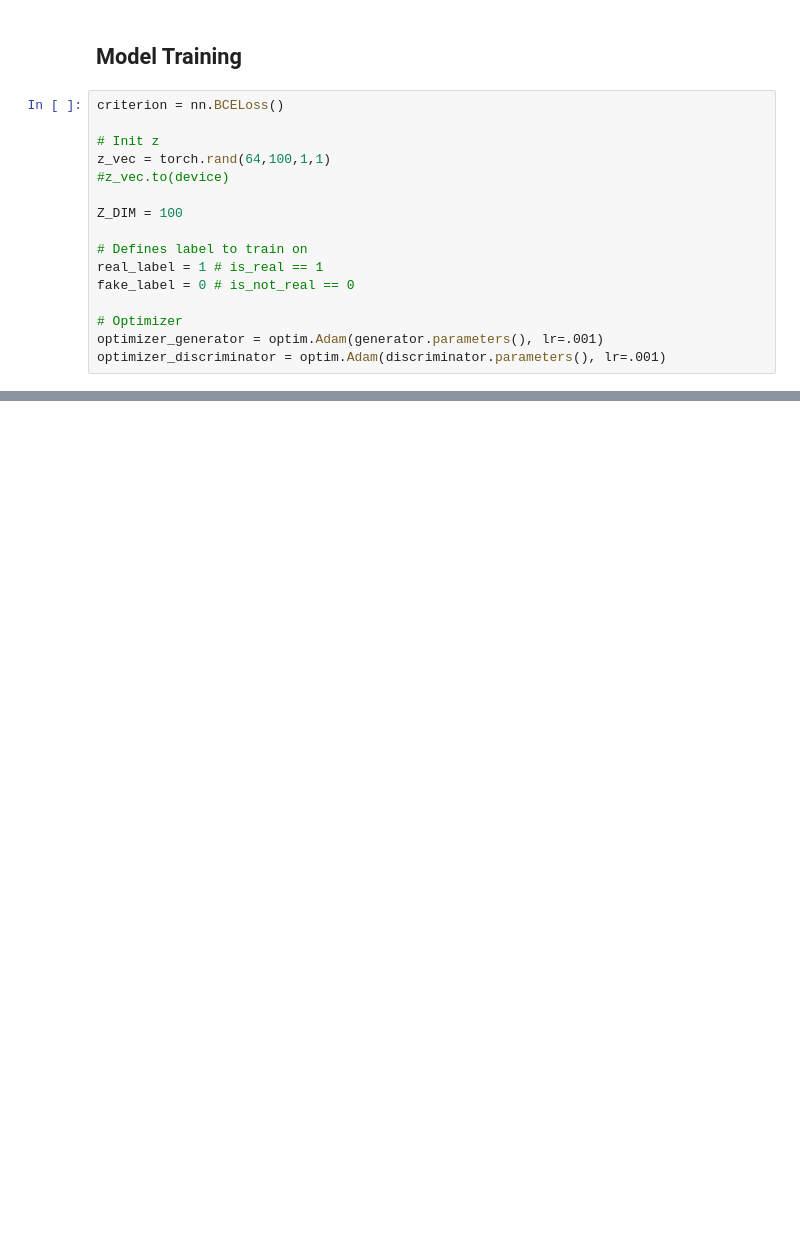
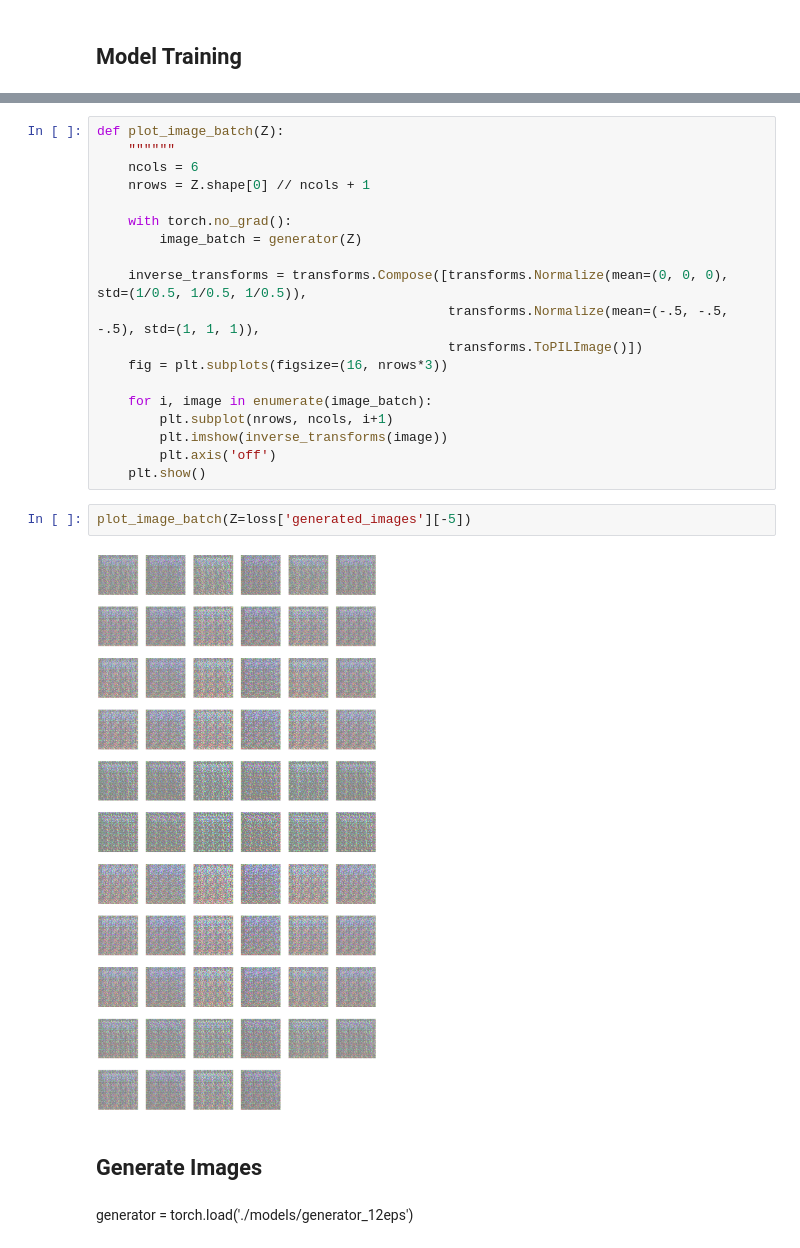
Before and after one commit to simsta1/LandscapeGAN, a Jupyter notebook: LandsGAN.ipynb, the cells around one changed output, grey strips where cells are left out. Saved outputs shown, nothing was run; the diff lists cells and outputs as text; blank space fills up the shorter version.

```diff
--- a/LandsGAN.ipynb
+++ b/LandsGAN.ipynb
@@ -234,18 +106,2 @@ print('--- Test Passed ---')
 # %% [markdown]
 ## Model Training
-# %%
-criterion = nn.BCELoss()
-
-# Init z
-z_vec = torch.rand(64,100,1,1)
-#z_vec.to(device)
-
-Z_DIM = 100
-
-# Defines label to train on
-real_label = 1 # is_real == 1
-fake_label = 0 # is_not_real == 0
-
-# Optimizer
-optimizer_generator = optim.Adam(generator.parameters(), lr=.001)
-optimizer_discriminator = optim.Adam(discriminator.parameters(), lr=.001)
@@ -391,0 +387,27 @@ RuntimeError: DataLoader worker (pid(s) 255) exited unexpectedly
+# %%
+def plot_image_batch(Z):
+    """"""
+    ncols = 6
+    nrows = Z.shape[0] // ncols + 1
+
+    with torch.no_grad():
+        image_batch = generator(Z)
+
+    inverse_transforms = transforms.Compose([transforms.Normalize(mean=(0, 0, 0), std=(1/0.5, 1/0.5, 1/0.5)),
+                                             transforms.Normalize(mean=(-.5, -.5, -.5), std=(1, 1, 1)),
+                                             transforms.ToPILImage()])
+    fig = plt.subplots(figsize=(16, nrows*3))
+
+    for i, image in enumerate(image_batch):
+        plt.subplot(nrows, ncols, i+1)
+        plt.imshow(inverse_transforms(image))
+        plt.axis('off')
+    plt.show()
+# %%
+plot_image_batch(Z=loss['generated_images'][-5])
+# %% [output]
+[figure, added]
+# %% [markdown]
+## Generate Images
+# %% [markdown]
+generator = torch.load('./models/generator_12eps')
```
Also changed, not shown: parts of 27 cells of this notebook.
